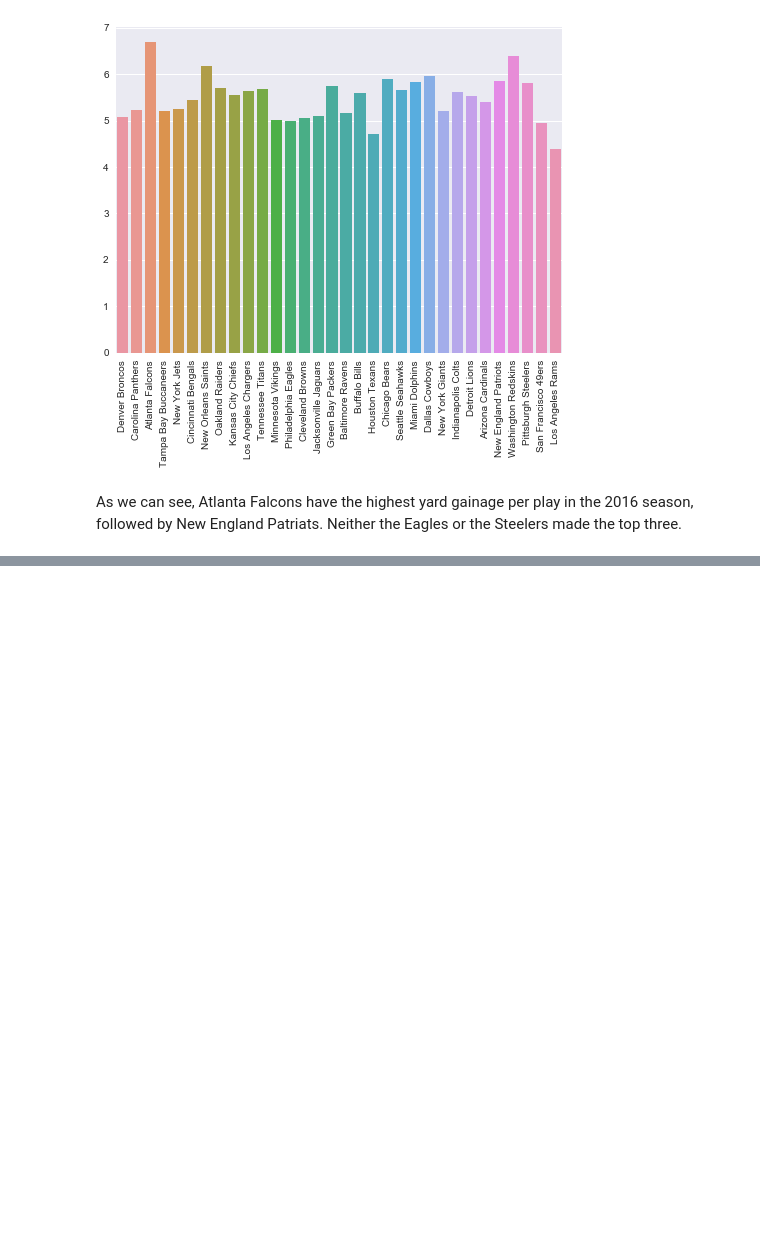
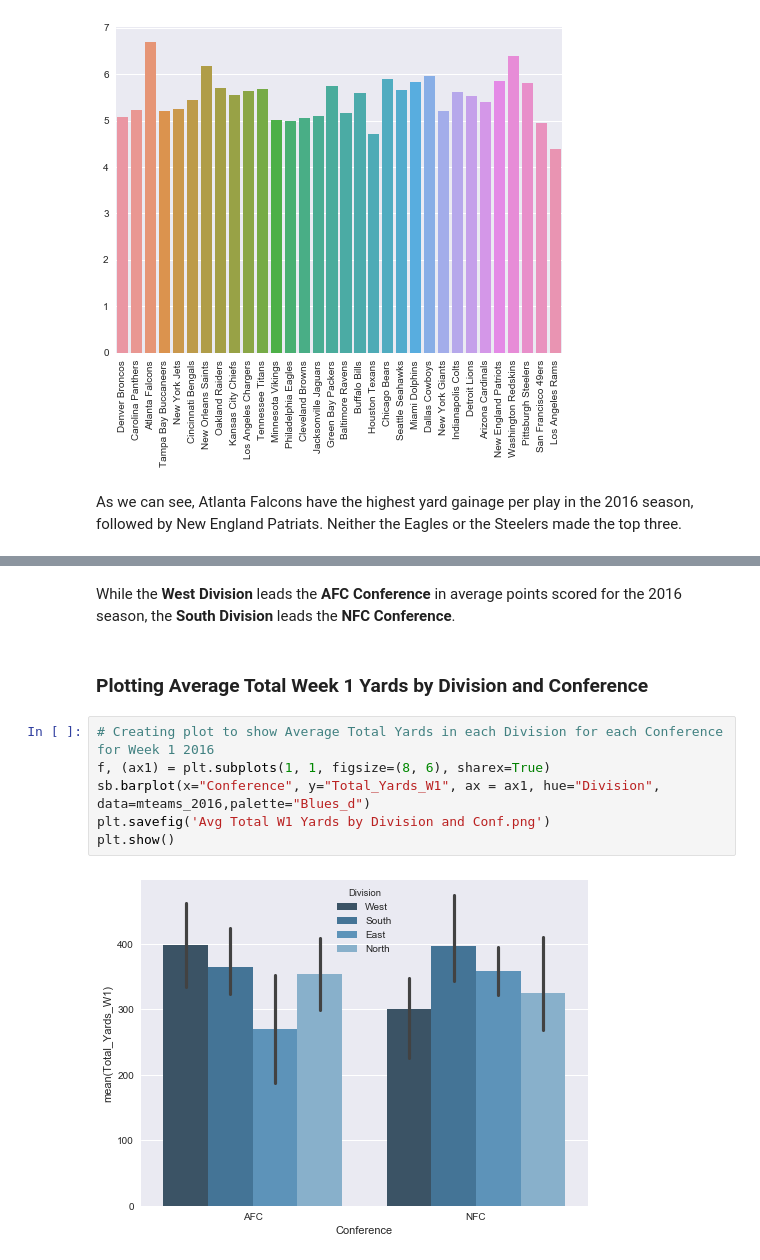
Before and after one commit to fairfield-university-is510-fall2017/final-project-the-first-order, a Jupyter notebook: Analysis.ipynb, the cells around one changed output, grey strips where cells are left out. Drawn from its saved outputs; the diff is of its cells as text; blank space fills up the shorter version.

```diff
--- a/Analysis.ipynb
+++ b/Analysis.ipynb
@@ -196,0 +225,12 @@ As we can see, Atlanta Falcons have the highest yard gainage per play in the 201
+# %% [markdown]
+While the **West Division** leads the **AFC Conference** in average points scored for the 2016 season, the **South Division** leads the **NFC Conference**.
+# %% [markdown]
+### Plotting Average Total Week 1 Yards by Division and Conference
+# %%
+# Creating plot to show Average Total Yards in each Division for each Conference for Week 1 2016
+f, (ax1) = plt.subplots(1, 1, figsize=(8, 6), sharex=True)
+sb.barplot(x="Conference", y="Total_Yards_W1", ax = ax1, hue="Division", data=mteams_2016,palette="Blues_d")
+plt.savefig('Avg Total W1 Yards by Division and Conf.png')
+plt.show()
+# %% [output]
+[figure, added]
```
Also changed, not shown: parts of 14 cells of this notebook, 6 other files.
